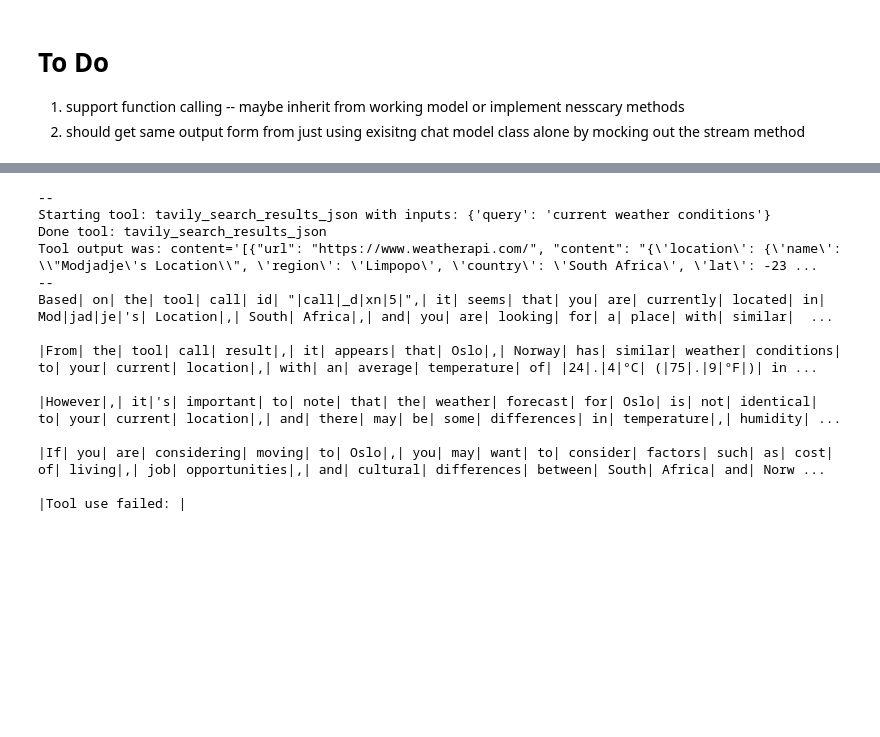
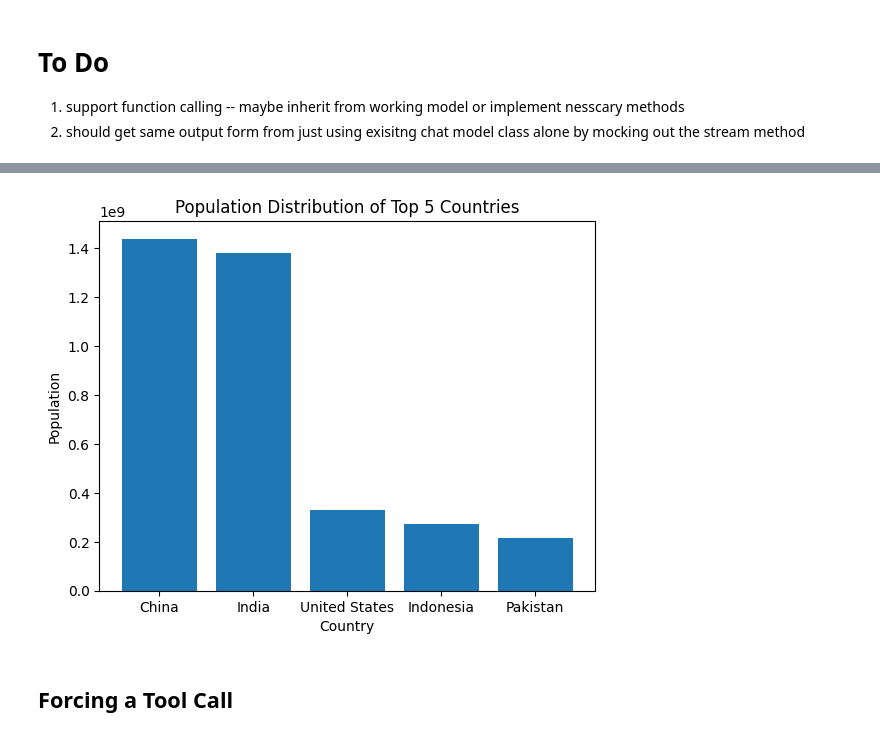
Before and after one commit to mvanniasingheTT/LLM_Agent, a Jupyter notebook: test_langchain.ipynb, the cells around one changed output, grey strips where cells are left out. Cells and saved outputs as stored; diff of their text form; code cells hidden in the pictures; blank space fills up the shorter version.

```diff
--- a/test_langchain.ipynb
+++ b/test_langchain.ipynb
@@ -56,0 +972,17 @@ config = {"configurable": {"thread_id": "abc123"}}
+# %%
+import matplotlib.pyplot as plt
+
+population_data = {'China': 1439323776, 'India': 1380004385, 'United States': 331002651, 'Indonesia': 273523615, 'Pakistan': 216565318}
+
+countries = list(population_data.keys())
+population = list(population_data.values())
+
+plt.bar(countries, population)
+plt.xlabel('Country')
+plt.ylabel('Population')
+plt.title('Population Distribution of Top 5 Countries')
+plt.show()
+# %% [output]
+[figure, added]
+# %% [markdown]
+## Forcing a Tool Call
@@ -57,6 +991,6 @@ config = {"configurable": {"thread_id": "abc123"}}
 # %%
 async for event in agent_executor.astream_events(
-    {"messages": [SystemMessage(content="You are a helpful assistant"), HumanMessage(content="where should I move from where I live currently if I want weather that is the same as where I am now?")]}, version="v1", config=config
+    {"messages": [SystemMessage(content="You are a helpful assistant"), HumanMessage(content="is lisa or rose the better member blackpink, use a tool call to search")]}, version="v1", config=config
 ):
     # print(event)
     kind = event["event"]
@@ -83,7 +1017,7 @@ async for event in agent_executor.astream_events(
             # Empty content in the context of OpenAI means
             # that the model is asking for a tool to be invoked.
             # So we only print non-empty content
-            print(content, end="|")
+            print(content, end='|')
     elif kind == "on_tool_start":
         print("--")
         print(
@@ -93,21 +1027,6 @@ async for event in agent_executor.astream_events(
         print(f"Done tool: {event['name']}")
         print(f"Tool output was: {event['data'].get('output')}")
         print("--")
-# %% [output]
---
-Starting tool: tavily_search_results_json with inputs: {'query': 'current weather conditions'}
-Done tool: tavily_search_results_json
-Tool output was: content='[{"url": "https://www.weatherapi.com/", "content": "{\'location\': {\'name\': \\"Modjadje\'s Location\\", \'region\': \'Limpopo\', \'country\': \'South Africa\', \'lat\': -23 ...
---
-Based| on| the| tool| call| id| "|call|_d|xn|5|",| it| seems| that| you| are| currently| located| in| Mod|jad|je|'s| Location|,| South| Africa|,| and| you| are| looking| for| a| place| with| similar|  ...
-
-|From| the| tool| call| result|,| it| appears| that| Oslo|,| Norway| has| similar| weather| conditions| to| your| current| location|,| with| an| average| temperature| of| |24|.|4|°C| (|75|.|9|°F|)| in ...
-
-|However|,| it|'s| important| to| note| that| the| weather| forecast| for| Oslo| is| not| identical| to| your| current| location|,| and| there| may| be| some| differences| in| temperature|,| humidity| ...
-
-|If| you| are| considering| moving| to| Oslo|,| you| may| want| to| consider| factors| such| as| cost| of| living|,| job| opportunities|,| and| cultural| differences| between| South| Africa| and| Norw ...
-
-|Tool use failed: |
 # %%
 config = {"configurable": {"thread_id": "abc123"}}
 async for event in agent_executor.astream_events(
```
Also changed, not shown: parts of 40 cells of this notebook, 7 other files.
